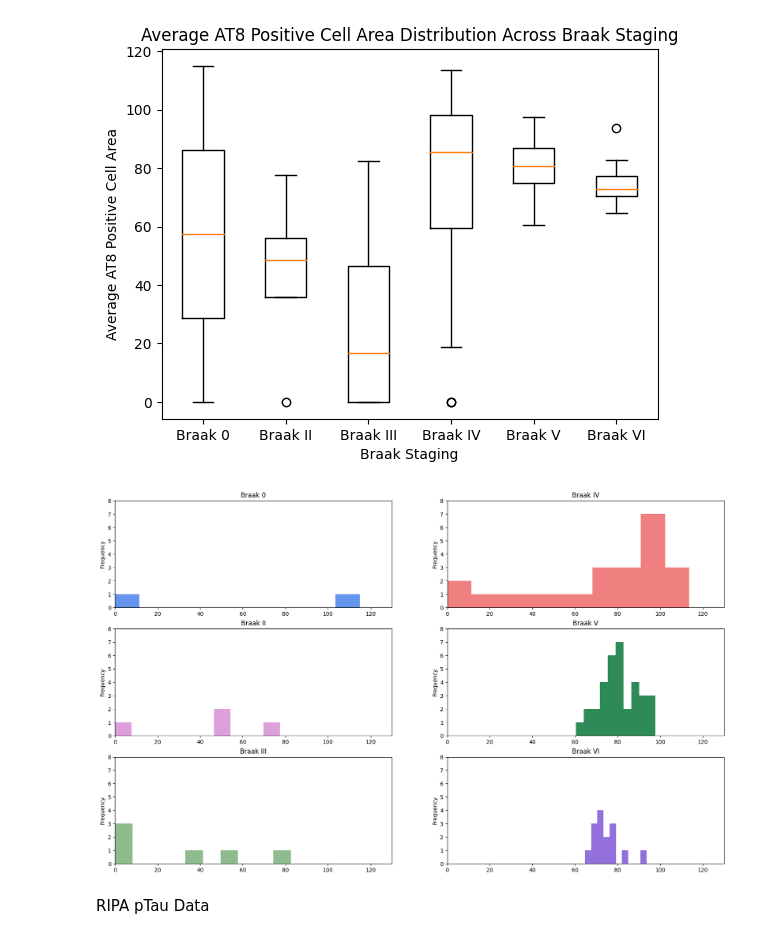
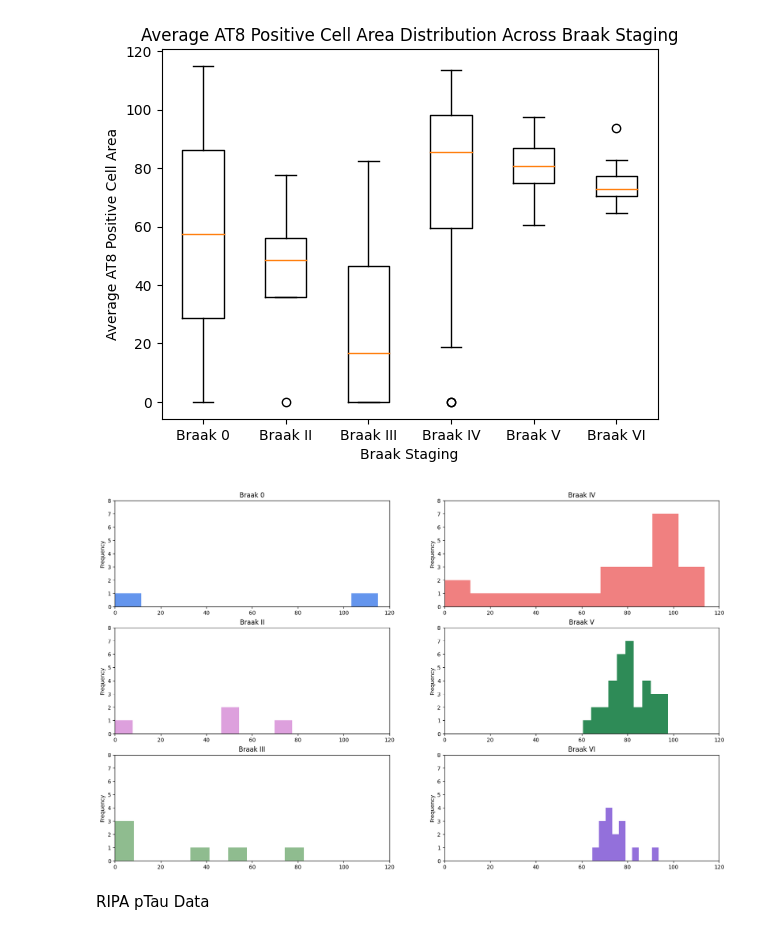
Before and after one commit to tesscstanley/NEUR265, a Jupyter notebook: 265_Project+.ipynb, the cells around one changed output. Saved outputs shown, nothing was run; the diff lists cells and outputs as text; code cells hidden in the pictures.

```diff
--- a/265_Project+.ipynb
+++ b/265_Project+.ipynb
@@ -353,7 +353,7 @@ for Bstage in Braakstages:
                 label=Bstage,color="cornflowerblue")
       ax[0,0].set_title('Braak 0')
       ax[0,0].set_ylabel('Frequency')
-      ax[0,0].set_xlim(0,130)
+      ax[0,0].set_xlim(0,120)
       ax[0,0].set_ylim(0,8.0)
 
     elif Bstage == 'Braak II':
@@ -361,42 +361,42 @@ for Bstage in Braakstages:
                 label=Bstage,color="plum")
       ax[1,0].set_title('Braak II')
       ax[1,0].set_ylabel('Frequency')
-      ax[1,0].set_xlim(0,130)
+      ax[1,0].set_xlim(0,120)
       ax[1,0].set_ylim(0,8.0)
 
     elif Bstage == 'Braak III':
       ax[2,0].hist(bs['average AT8 positive cell area'],
                 label=Bstage,color="darkseagreen")
       ax[2,0].set_title('Braak III')
       ax[2,0].set_ylabel('Frequency')
-      ax[2,0].set_xlim(0,130)
+      ax[2,0].set_xlim(0,120)
       ax[2,0].set_ylim(0,8.0)
 
     elif Bstage == 'Braak IV':
       ax[0,1].hist(bs['average AT8 positive cell area'],
                 label=Bstage,color="lightcoral")
       ax[0,1].set_title('Braak IV')
       ax[0,1].set_ylabel('Frequency')
-      ax[0,1].set_xlim(0,130)
+      ax[0,1].set_xlim(0,120)
       ax[0,1].set_ylim(0,8.0)
 
     elif Bstage == 'Braak V':
       ax[1,1].hist(bs['average AT8 positive cell area'],
                 label=Bstage,color="seagreen")
       ax[1,1].set_title('Braak V')
       ax[1,1].set_ylabel('Frequency')
-      ax[1,1].set_xlim(0,130)
+      ax[1,1].set_xlim(0,120)
       ax[1,1].set_ylim(0,8.0)
 
     elif Bstage == 'Braak VI':
       ax[2,1].hist(bs['average AT8 positive cell area'],
                 label=Bstage,color="mediumpurple")
       ax[2,1].set_title('Braak VI')
       ax[2,1].set_ylabel('Frequency')
-      ax[2,1].set_xlim(0,130)
+      ax[2,1].set_xlim(0,120)
       ax[2,1].set_ylim(0,8.0)
 # %% [output]
-[figure, old version]
+[figure, new version]
 # %% [markdown]
 RIPA pTau Data
 # %%
```
